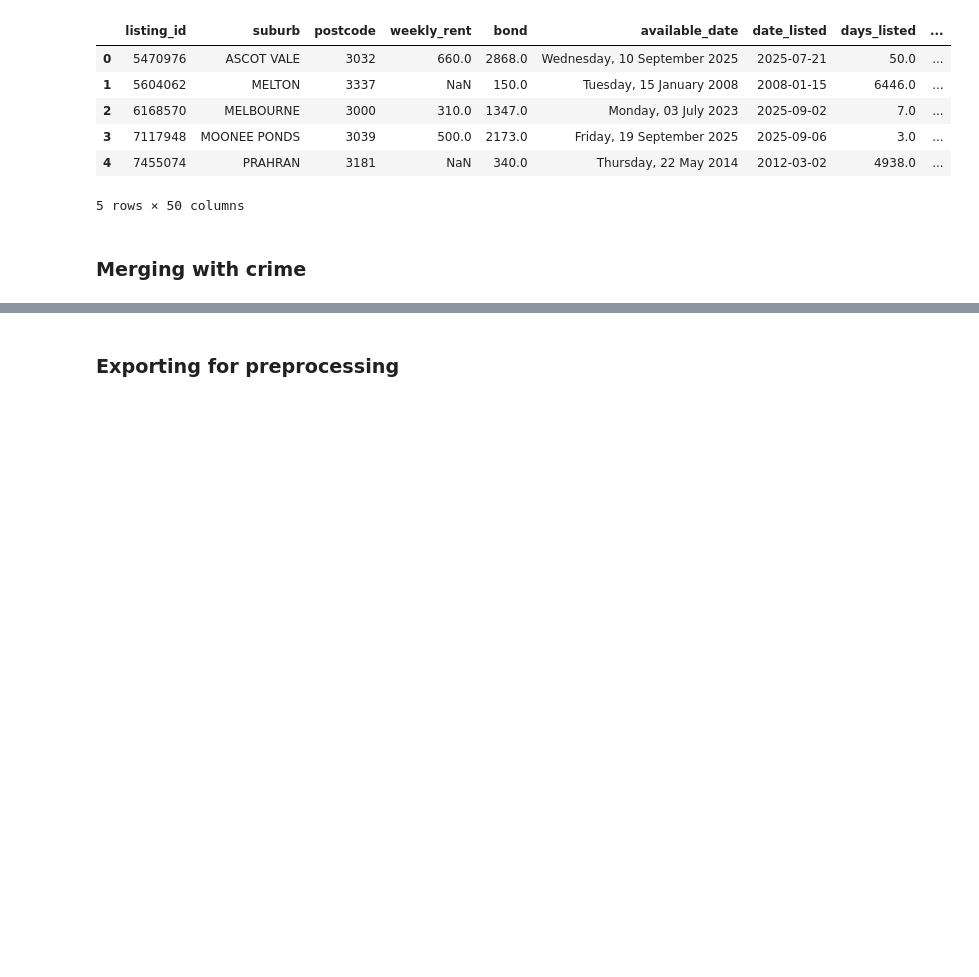
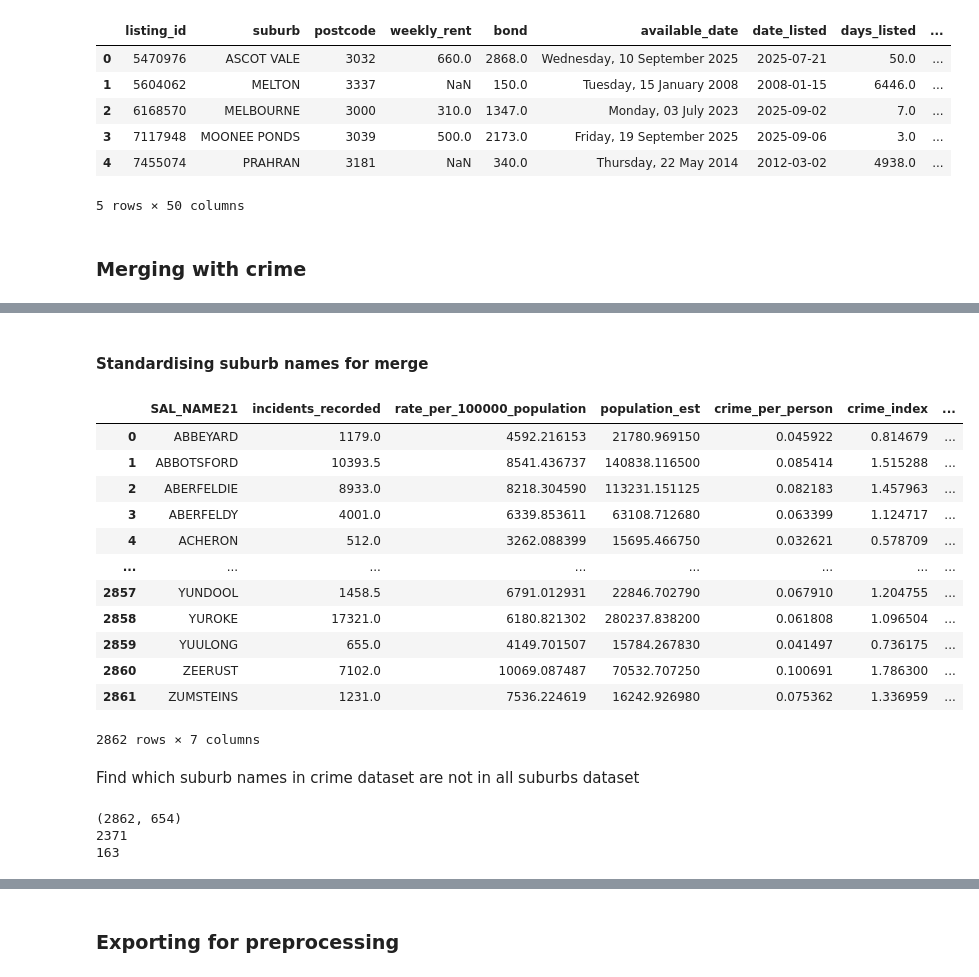
Before and after one commit to bicicow03/Group-Project-Real-Estate-Industry-Analysis, a Jupyter notebook: notebooks/real_estate_unit_merging.ipynb, the cells around one changed output, grey strips where cells are left out. Cells and saved outputs as stored; diff of their text form; code cells hidden in the pictures; blank space fills up the shorter version.

```diff
--- a/notebooks/real_estate_unit_merging.ipynb
+++ b/notebooks/real_estate_unit_merging.ipynb
@@ -269,0 +262,62 @@ all_suburbs = all_suburbs.merge(
+# %% [markdown]
+#### Standardising suburb names for merge
+# %%
+# Capitalise
+suburb_crime["SAL_NAME21"] = suburb_crime["SAL_NAME21"].str.upper()
+all_suburbs["suburb"] = all_suburbs["suburb"].str.upper()
+
+# Remove (.VIC) from crime suburbs
+suburb_crime["SAL_NAME21"] = suburb_crime["SAL_NAME21"].str.replace(r"\(VIC.\)", "", regex=True)
+suburb_crime
+
+# There are multiple rows per crime suburb for different years, only interested in 2025
+suburb_crime = suburb_crime[suburb_crime["year"] == 2025]
+
+# Drop redundant columns
+suburb_crime = suburb_crime.drop(columns=["year", "LOCI_URI21", "index_right", "STE_CODE21", "STE_NAME21", "AUS_CODE21", "AUS_NAME21"])
+
+# Some suburbs belong to multiple lga, but we only want 1 row per suburb, hence group by suburb and take mean of columns:
+# [incidents_recorded, rate_per_100000_population, population_est, crime_per_person, crime_index, crime_rank]
+suburb_crime = suburb_crime.groupby("SAL_NAME21").agg({
+    "incidents_recorded": "mean",
+    "rate_per_100000_population": "mean",
+    "population_est": "mean",
+    "crime_per_person": "mean",
+    "crime_index": "mean",
+    "crime_rank": "mean"
+}).reset_index()
+
+suburb_crime.reset_index(drop=True, inplace=True)
+suburb_crime
+# %% [output]
+|  | SAL_NAME21 | incidents_recorded | rate_per_100000_population | population_est | crime_per_person | crime_index | ... |
+| 0 | ABBEYARD | 1179.0 | 4592.216153 | 21780.969150 | 0.045922 | 0.814679 | ... |
+| 1 | ABBOTSFORD | 10393.5 | 8541.436737 | 140838.116500 | 0.085414 | 1.515288 | ... |
+| 2 | ABERFELDIE | 8933.0 | 8218.304590 | 113231.151125 | 0.082183 | 1.457963 | ... |
+| 3 | ABERFELDY | 4001.0 | 6339.853611 | 63108.712680 | 0.063399 | 1.124717 | ... |
+| 4 | ACHERON | 512.0 | 3262.088399 | 15695.466750 | 0.032621 | 0.578709 | ... |
+| ... | ... | ... | ... | ... | ... | ... | ... |
+| 2857 | YUNDOOL | 1458.5 | 6791.012931 | 22846.702790 | 0.067910 | 1.204755 | ... |
+| 2858 | YUROKE | 17321.0 | 6180.821302 | 280237.838200 | 0.061808 | 1.096504 | ... |
+| 2859 | YUULONG | 655.0 | 4149.701507 | 15784.267830 | 0.041497 | 0.736175 | ... |
+| 2860 | ZEERUST | 7102.0 | 10069.087487 | 70532.707250 | 0.100691 | 1.786300 | ... |
+| 2861 | ZUMSTEINS | 1231.0 | 7536.224619 | 16242.926980 | 0.075362 | 1.336959 | ... |
+2862 rows × 7 columns
+# %% [markdown]
+Find which suburb names in crime dataset are not in all suburbs dataset
+# %%
+crime_suburbs = suburb_crime["SAL_NAME21"].unique()
+suburbs = all_suburbs["suburb"].unique()
+print((len(crime_suburbs), len(suburbs)))
+
+# Find which suburb names in crime dataset are not in all suburbs dataset
+crime_suburbs_not_in_all_suburbs = set(crime_suburbs).difference(set(suburbs))
+print(len(crime_suburbs_not_in_all_suburbs))
+
+# Find which suburb names in all suburbs dataset are not in crime dataset
+suburbs_not_in_crime = set(suburbs).difference(set(crime_suburbs))
+print(len(suburbs_not_in_crime))
+# %% [output]
+(2862, 654)
+2371
+163
```
Also changed, not shown: parts of 9 cells of this notebook, 2 other files.
